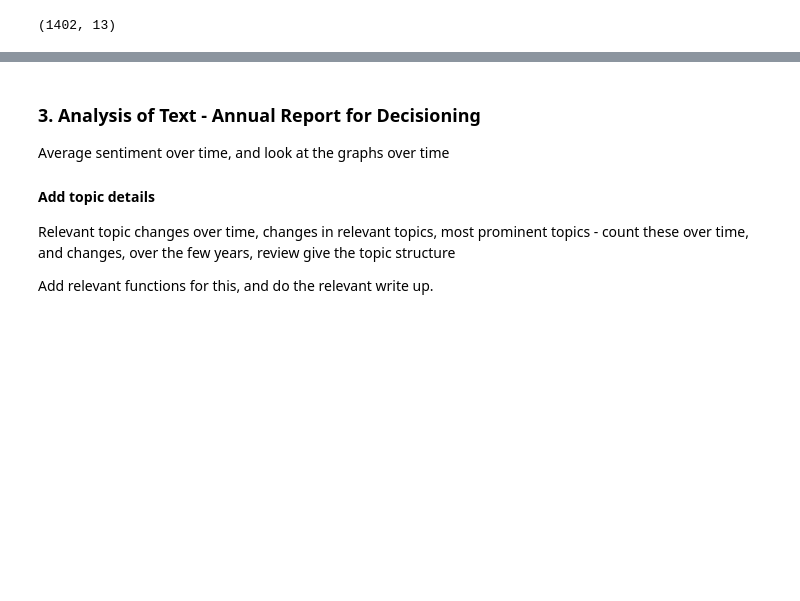
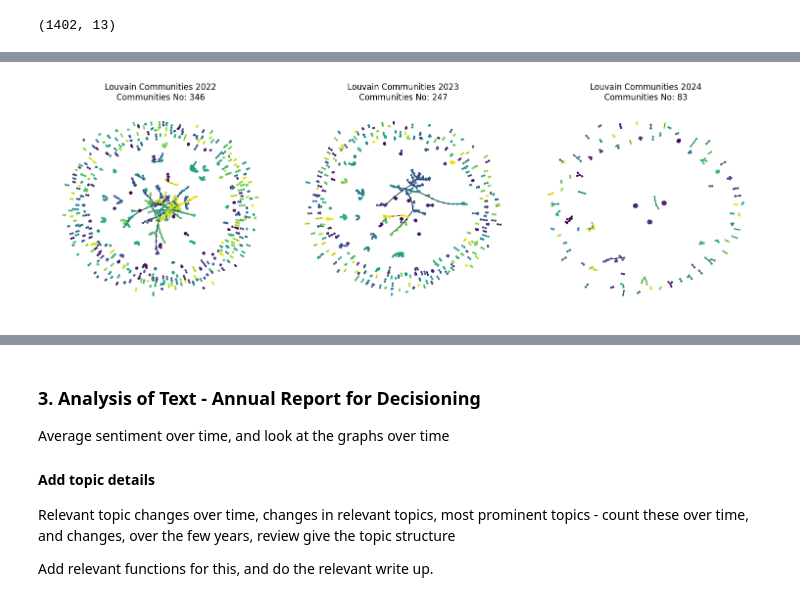
Before and after one commit to PeterHuGC/Imperial_Dissertation_Research, a Jupyter notebook: 5.Final_report_story_telling/EDA_analysis_workflow_planning_implementation.ipynb, the cells around one changed output, grey strips where cells are left out. Cells and saved outputs as stored; diff of their text form; code cells hidden in the pictures; blank space fills up the shorter version.

```diff
--- a/5.Final_report_story_telling/EDA_analysis_workflow_planning_implementation.ipynb
+++ b/5.Final_report_story_telling/EDA_analysis_workflow_planning_implementation.ipynb
@@ -287,0 +149,4 @@ boarded_graph_df_with_gvkey.shape
+# %%
+ga.plot_louvain_communities_from_dict(boardex_interlock_adj_dict)
+# %% [output]
+[figure, added]
```
Also changed, not shown: parts of 42 cells of this notebook, 2 other files.
